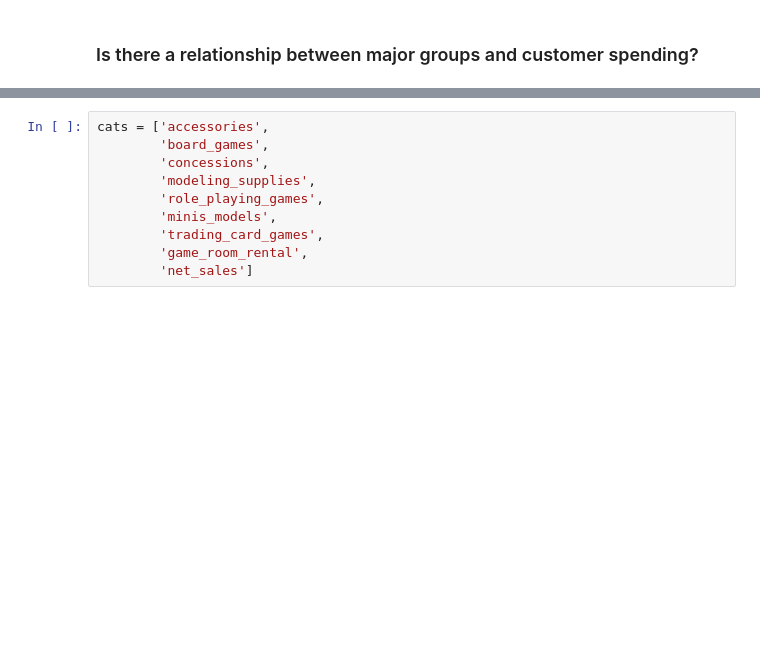
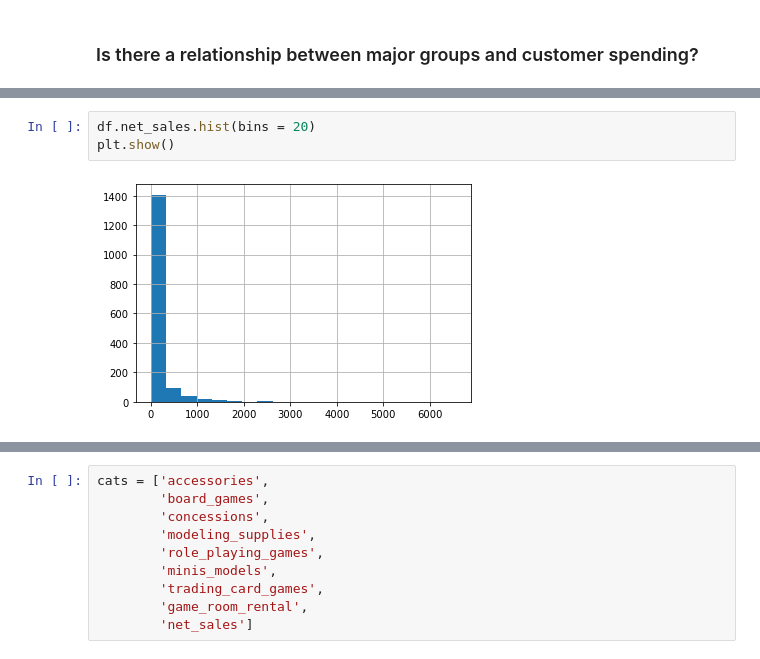
Before and after one commit to Johndsalas/customer_interest_analysis, a Jupyter notebook: exploration.ipynb, the cells around one changed output, grey strips where cells are left out. Saved outputs shown, nothing was run; the diff lists cells and outputs as text; blank space fills up the shorter version.

```diff
--- a/exploration.ipynb
+++ b/exploration.ipynb
@@ -277,0 +309,5 @@ Odds Ratio: 0.5
+# %%
+df.net_sales.hist(bins = 20)
+plt.show()
+# %% [output]
+[figure, added]
```
Also changed, not shown: parts of 24 cells of this notebook.
